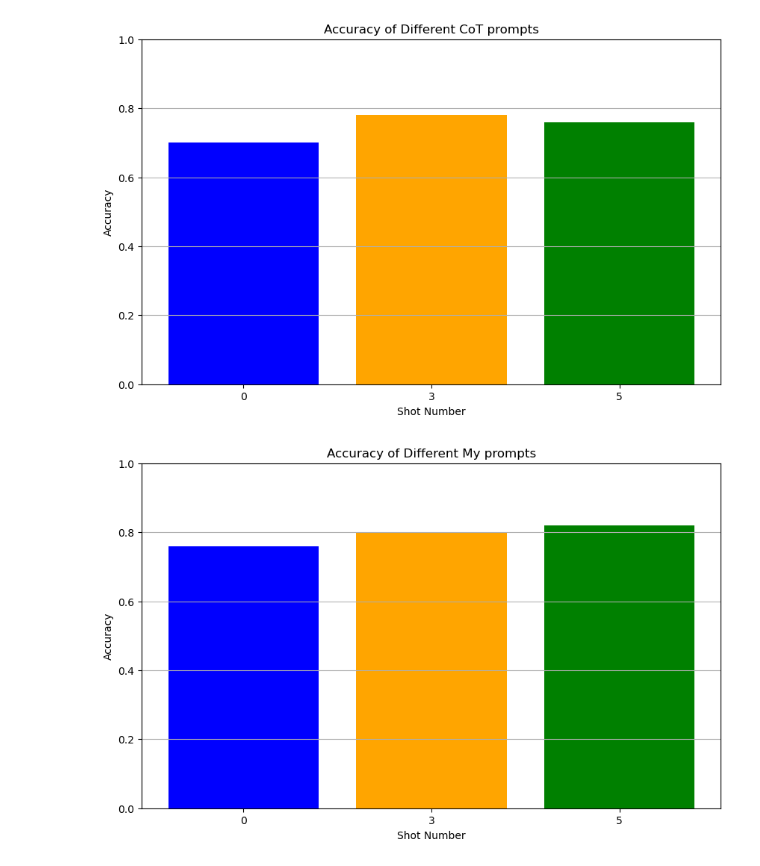
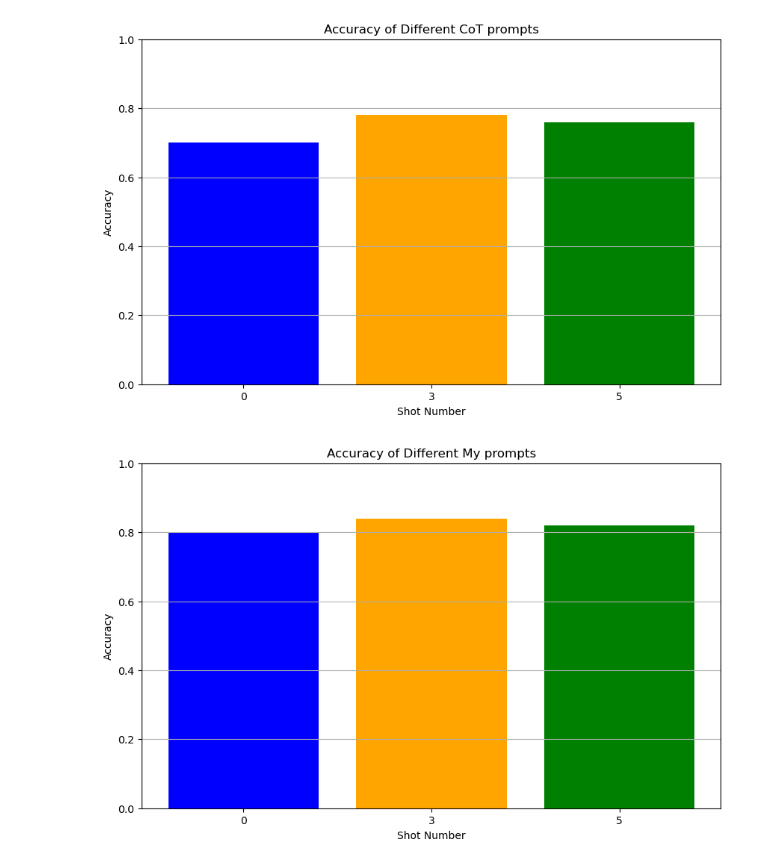
Before and after one commit to ingbunga/YBIGTA_newbie_assignment, a Jupyter notebook: 7(1)-LLM/prompting.ipynb, the cells around one changed output. Cells and saved outputs as stored; diff of their text form; code cells hidden in the pictures.

```diff
--- a/7(1)-LLM/prompting.ipynb
+++ b/7(1)-LLM/prompting.ipynb
@@ -453,10 +544,10 @@ plot_accuracy(accuracy_list, shot_list, prompt_type="CoT")
 [figure]
 # %%
 # My prompting accuracy
-accuracy_list = [0.76, 0.8, 0.82]
+accuracy_list = [0.8, 0.84, 0.82]
 plot_accuracy(accuracy_list, shot_list, prompt_type="My")
 # %% [output]
-[figure, old version]
+[figure, new version]
 # %%
 def save_example_from_result(results: List[Dict[str, Any]], accuracy: float, filename: str) -> None:
     result_str = f"====== ACCURACY: {accuracy} ======\n\n"
```
Also changed, not shown: parts of 2 cells of this notebook, 6 other files.
